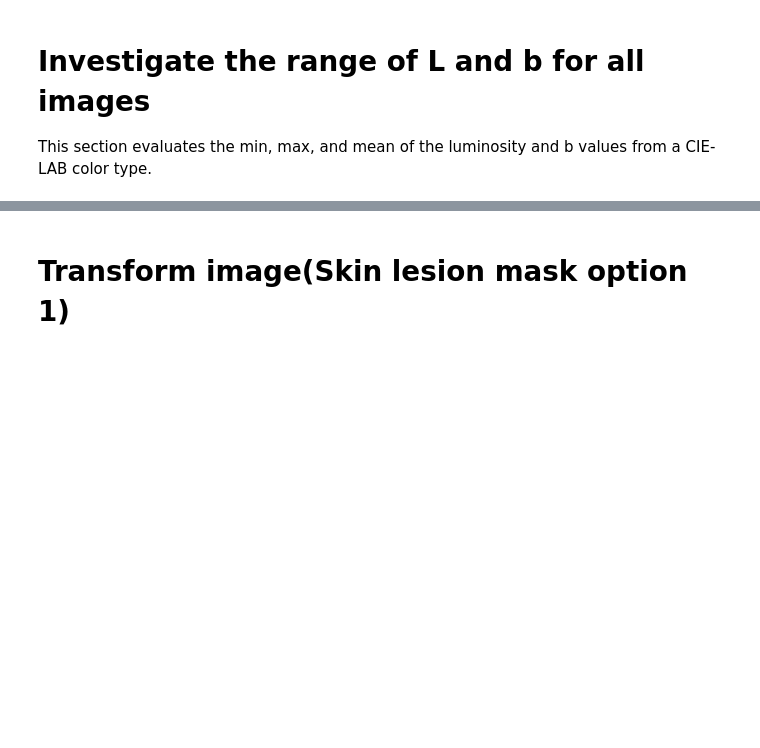
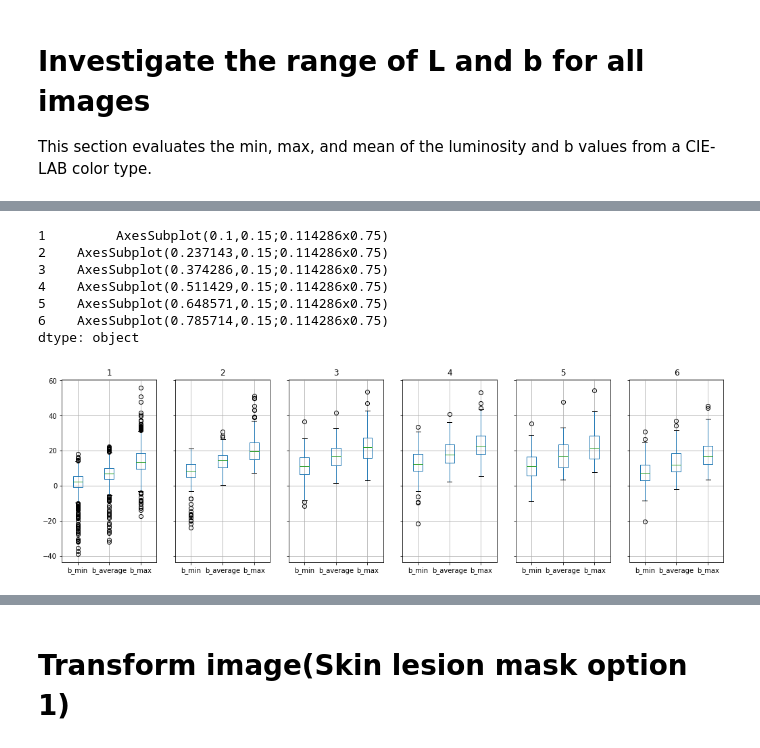
Before and after one commit to AdamCorbinFAUPhD/skin-augmentation, a Jupyter notebook: starGAN_replacement_tests.ipynb, the cells around one changed output, grey strips where cells are left out. Cells and saved outputs as stored; diff of their text form; code cells hidden in the pictures; blank space fills up the shorter version.

```diff
--- a/starGAN_replacement_tests.ipynb
+++ b/starGAN_replacement_tests.ipynb
@@ -492,0 +690,11 @@ ax = sns.distplot(b_max,ax=axes[2]).set_title("b max")
+# %%
+df_investigation[["b_min", "b_average", "b_max",'fitzpatrick_skin_type']].groupby('fitzpatrick_skin_type').boxplot(figsize=(17,5), layout=(1,6))
+# %% [output]
+1         AxesSubplot(0.1,0.15;0.114286x0.75)
+2    AxesSubplot(0.237143,0.15;0.114286x0.75)
+3    AxesSubplot(0.374286,0.15;0.114286x0.75)
+4    AxesSubplot(0.511429,0.15;0.114286x0.75)
+5    AxesSubplot(0.648571,0.15;0.114286x0.75)
+6    AxesSubplot(0.785714,0.15;0.114286x0.75)
+dtype: object
+[figure, added]
```
Also changed, not shown: parts of 38 cells of this notebook.
